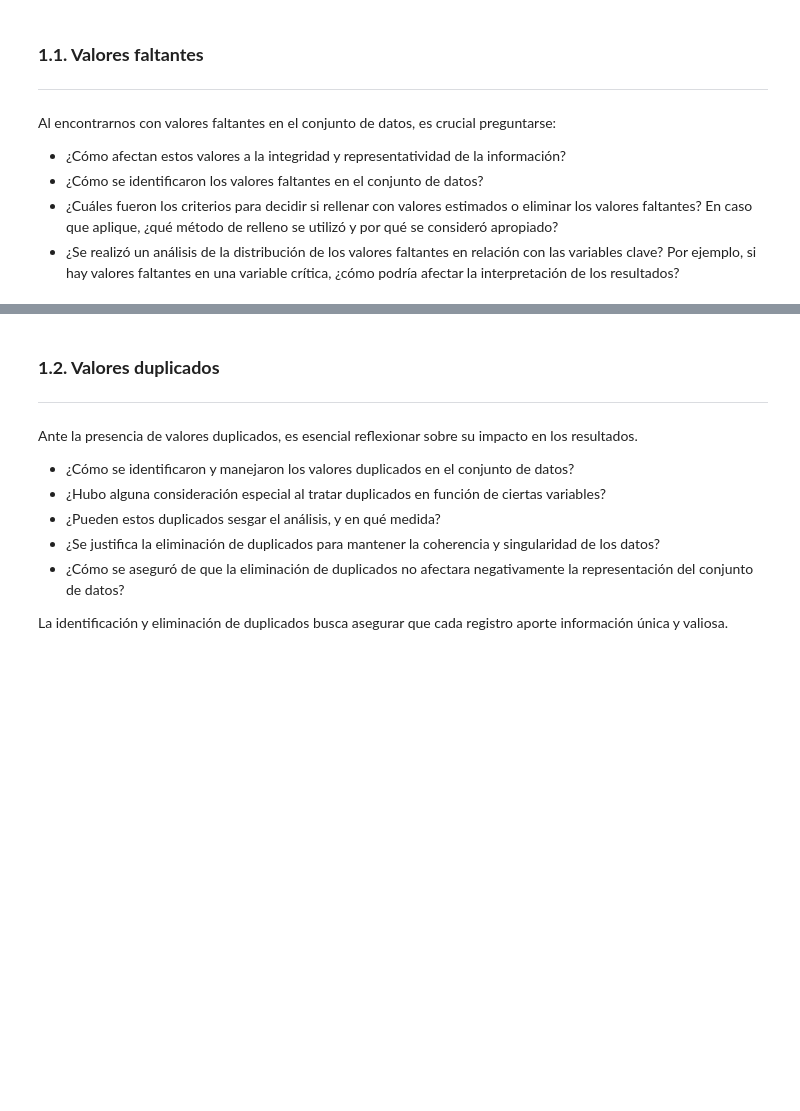
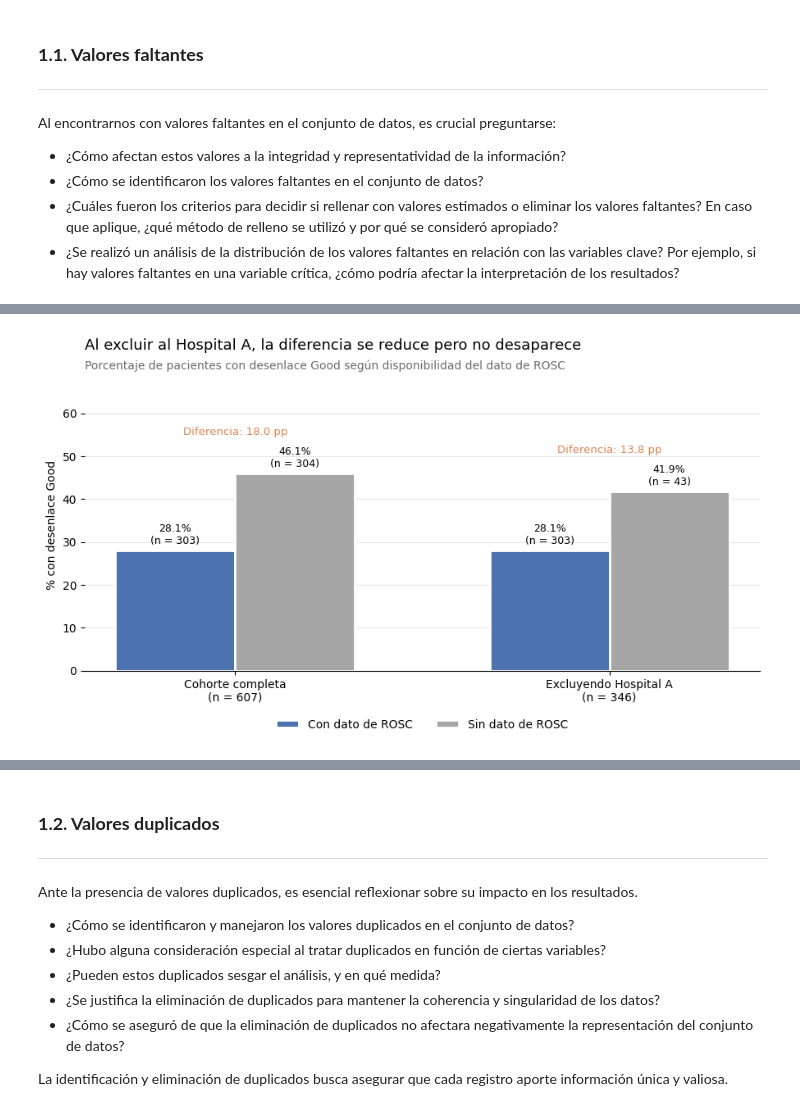
Before and after one commit to AlejandraJaramillo19/mlda-project_, a Jupyter notebook: notebooks/03_data_preparation/03_data_preparation.ipynb, the cells around one changed output, grey strips where cells are left out. Drawn from its saved outputs; the diff is of its cells as text; code cells hidden in the pictures; blank space fills up the shorter version.

```diff
--- a/notebooks/03_data_preparation/03_data_preparation.ipynb
+++ b/notebooks/03_data_preparation/03_data_preparation.ipynb
@@ -65,0 +512,56 @@ Al encontrarnos con valores faltantes en el conjunto de datos, es crucial pregun
+# %%
+def pct_good_por_disponibilidad(df):
+    grupos = df['ROSC'].isnull().map({False: 'Con dato', True: 'Sin dato'})
+    tabla = pd.crosstab(grupos, df['Outcome'])
+    pct = (tabla['Good'] / tabla.sum(axis=1) * 100).reindex(['Con dato', 'Sin dato'])
+    n = tabla.sum(axis=1).reindex(['Con dato', 'Sin dato'])
+    return pct, n
+
+pct_full, n_full = pct_good_por_disponibilidad(clinical_df)
+sin_A = clinical_df[clinical_df['Hospital'] != 'A']
+pct_sinA, n_sinA = pct_good_por_disponibilidad(sin_A)
+
+grupos_x = ['Cohorte completa\n(n = 607)', f'Excluyendo Hospital A\n(n = {len(sin_A)})']
+con_dato = [pct_full['Con dato'], pct_sinA['Con dato']]
+sin_dato = [pct_full['Sin dato'], pct_sinA['Sin dato']]
+n_con = [n_full['Con dato'], n_sinA['Con dato']]
+n_sin = [n_full['Sin dato'], n_sinA['Sin dato']]
+
+x = np.arange(2)
+w = 0.32
+
+fig, ax = plt.subplots(figsize=(9, 5.2))
+b1 = ax.bar(x - w/2, con_dato, w, label='Con dato de ROSC',
+            color='#4C72B0', edgecolor='white', linewidth=2)
+b2 = ax.bar(x + w/2, sin_dato, w, label='Sin dato de ROSC',
+            color='#A6A6A6', edgecolor='white', linewidth=2)
+
+for barras, enes in ((b1, n_con), (b2, n_sin)):
+    for barra, n in zip(barras, enes):
+        alto = barra.get_height()
+        ax.text(barra.get_x() + barra.get_width()/2, alto + 1.0,
+                f'{alto:.1f}%\n(n = {int(n)})', ha='center', va='bottom', fontsize=9)
+
+for i, (c, s) in enumerate(zip(con_dato, sin_dato)):
+    ax.annotate(f'Diferencia: {s-c:.1f} pp', xy=(i, max(c, s) + 9),
+                ha='center', fontsize=9.5, color='#DD8452')
+
+ax.set_title('Al excluir al Hospital A, la diferencia se reduce pero no desaparece',
+             fontsize=13, pad=26, loc='left')
+ax.text(0, 1.035,
+        'Porcentaje de pacientes con desenlace Good según disponibilidad del dato de ROSC',
+        transform=ax.transAxes, fontsize=10, color='#6b6b6b')
+ax.set_ylabel('% con desenlace Good')
+ax.set_xticks(x)
+ax.set_xticklabels(grupos_x)
+ax.set_ylim(0, 68)
+ax.yaxis.grid(True, color='#e6e6e6', linewidth=0.8)
+ax.set_axisbelow(True)
+for lado in ('top', 'right', 'left'):
+    ax.spines[lado].set_visible(False)
+ax.legend(frameon=False, loc='upper center', bbox_to_anchor=(0.5, -0.13), ncol=2)
+
+plt.tight_layout()
+plt.show()
+# %% [output]
+[figure, added]
```
Also changed, not shown: parts of 81 cells of this notebook.
